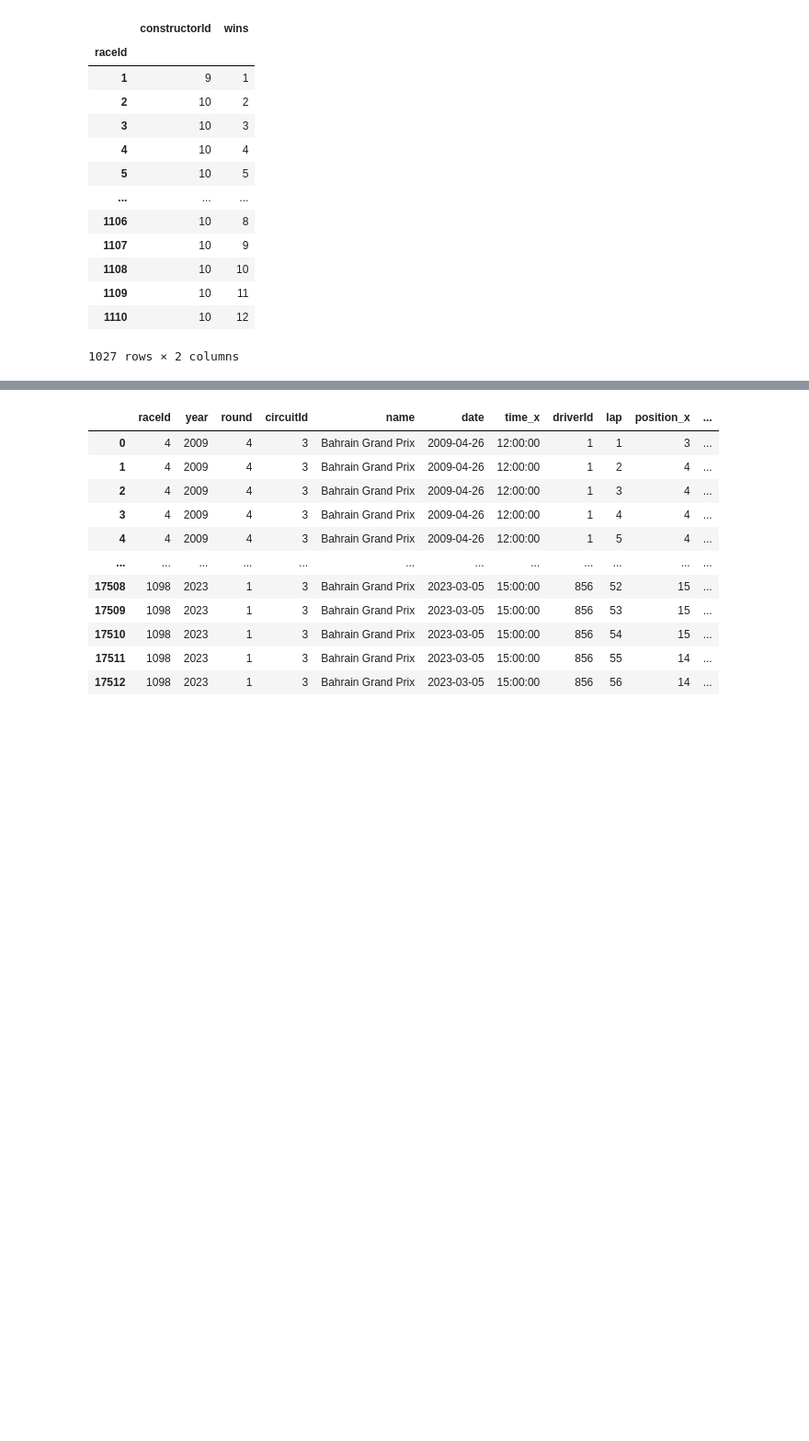
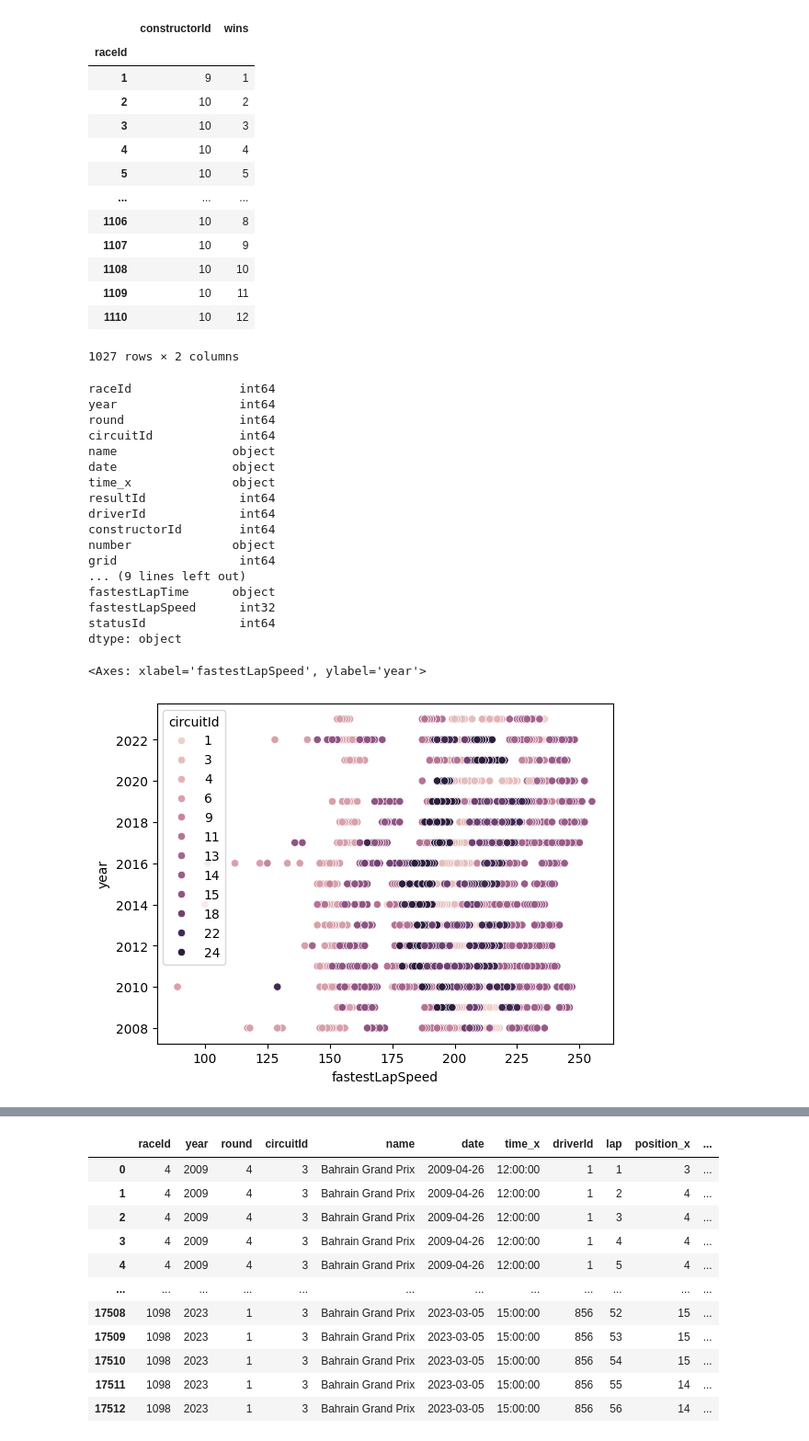
Before and after one commit to n8taylor/cs5830_final_project, a Jupyter notebook: finalProject.ipynb, the cells around one changed output, grey strips where cells are left out. Shown at 92% size. Cells and saved outputs as stored; diff of their text form; code cells hidden in the pictures; blank space fills up the shorter version.

Commit message:
Added graph of fastest speed and fastest lap

```diff
--- a/finalProject.ipynb
+++ b/finalProject.ipynb
@@ -383,3 +383,38 @@ constructor_standings.groupby('raceId').agg({'constructorId': 'count', 'wins': '
 1027 rows × 2 columns
 # %%
 circuit_id = [1,3,4,6,9,11,13,14,15,18,22,24]
+
+results = pd.read_csv('results.csv')
+
+all_circuits = races.loc[races['circuitId'].isin(circuit_id)]
+all_circuits = all_circuits[all_circuits.year >= 2008]
+all_circuits.drop(['url', 'fp1_date','fp1_time', 'fp2_date', 'fp2_time', 'fp3_date', 'fp3_time', 'quali_date', 'quali_time', 'sprint_date', 'sprint_time'], axis=1,  inplace=True)
+
+all_circuits =  pd.merge(all_circuits, results, on='raceId')
+
+all_circuits = all_circuits[all_circuits.fastestLapSpeed != '\\N']
+all_circuits['fastestLapSpeed'] = all_circuits['fastestLapSpeed'].astype(str).astype(float).astype(int)
+
+display(all_circuits.dtypes)
+
+sns.scatterplot(x='fastestLapSpeed', y='year', hue='circuitId', legend='full', data=all_circuits)
+# %% [output]
+raceId               int64
+year                 int64
+round                int64
+circuitId            int64
+name                object
+date                object
+time_x              object
+resultId             int64
+driverId             int64
+constructorId        int64
+number              object
+grid                 int64
+... (9 lines left out)
+fastestLapTime      object
+fastestLapSpeed      int32
+statusId             int64
+dtype: object
+<Axes: xlabel='fastestLapSpeed', ylabel='year'>
+[figure, added]
```
Also changed, not shown: parts of 6 cells of this notebook.
